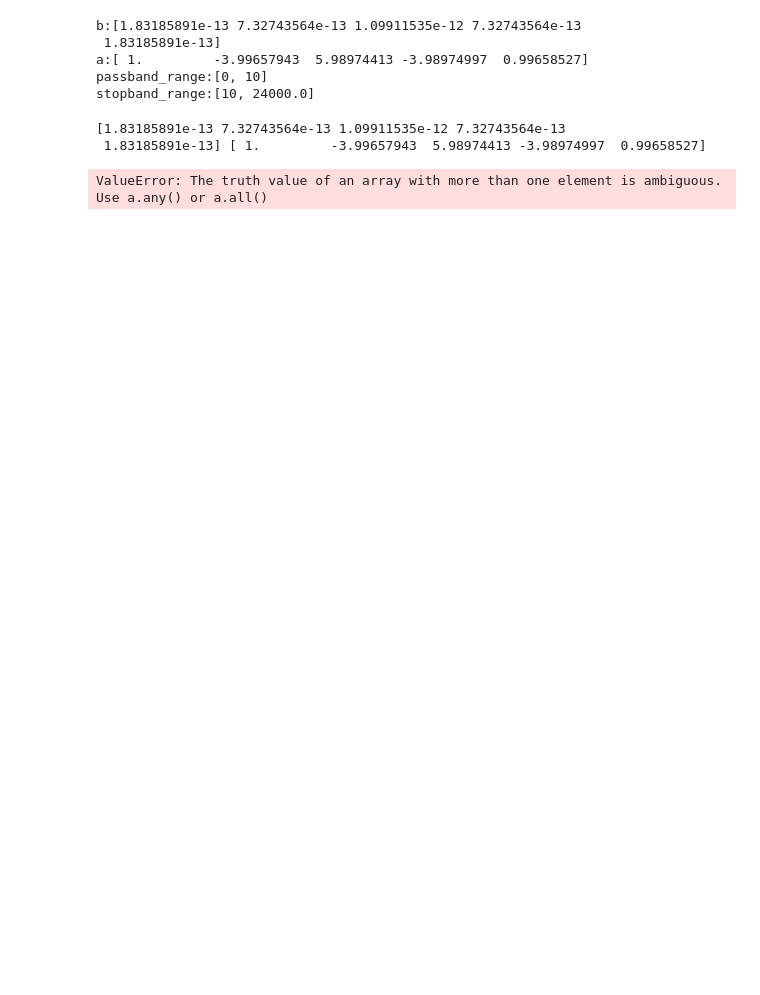
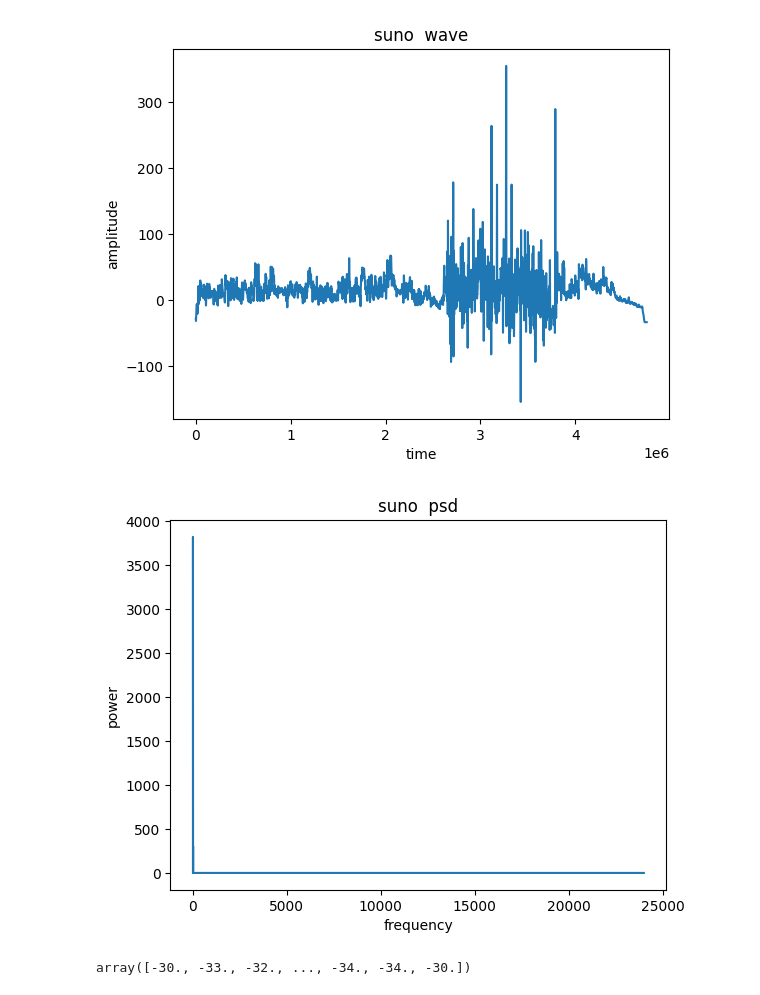
Before and after one commit to YFC0254/Up-Load, a Jupyter notebook: 通信原理/实验1/test.ipynb, the cells around one changed output. Saved outputs shown, nothing was run; the diff lists cells and outputs as text; code cells hidden in the pictures; blank space fills up the shorter version.

Commit message:
对SignalProcess1里面的类进行了优化，调用更方便

```diff
--- a/通信原理/实验1/test.ipynb
+++ b/通信原理/实验1/test.ipynb
@@ -1,40 +1,38 @@
+# %%
+import SignalProcess1
+import importlib
+# 对SignalProcess1下的类进行测试
+from scipy.io.wavfile import read
+importlib.reload(SignalProcess1)
+sample_rate, data = read('/home/yfc/文档/GitHub/Up-Load/通信原理/suno.wav')
+cutoff_frequency=10
+filter_order=4
+# 只取左声道数据
+data=data[:,0]
+Si=SignalProcess1.AntiAliasingFilter(data=data,cutoff_frequency=cutoff_frequency,sample_rate=sample_rate,filter_order=filter_order)
+filtered_data=Si.apply_lowpass_filter()
+b,a,_,_=Si.design_lowpass_filter()
+# 测试BasicSignal类
+Signal_Basic=SignalProcess1.BasicSignal(data=filtered_data,rate=sample_rate,name="suno",xlabel="time",ylabel="amplitude")
+Signal_Basic.draw()
+Signal_Basic.draw_psd()
+# 测试内插采样类
+Signal_Interp=SignalProcess1.InterpolationDownsampling(data=data,rate=sample_rate,new_rate=100)
+Signal_Interp.downsample()
+Signal_Interp.interp()
+# %% [output]
+[figure, added]
+[figure, added]
+array([-30., -33., -32., ..., -34., -34., -30.])
 # %%
 import SignalProcess1
 
 # 对SignalProcess1下的类进行测试
 
 from scipy.io.wavfile import read
-antialiasing=SignalProcess1.AntiAliasingFilter()
+antialiasing1=SignalProcess1.AntiAliasingFilter()
 sample_rate, data = read('/home/yfc/文档/GitHub/Up-Load/通信原理/suno.wav')
-cutoff_frequency=10
 filter_order=4
-b, a , passband_range, stopband_range=SignalProcess1.AntiAliasingFilter.design_lowpass_filter(antialiasing,cutoff_frequency,sample_rate,filter_order)
-print(f"b:{b}")
-print(f"a:{a}")
-print(f"passband_range:{passband_range}")
-print(f"stopband_range:{stopband_range}")
+cutoff_frequency=100
+filtered_data=SignalProcess1.AntiAliasingFilter.design_lowpass_filter(antialiasing1,cutoff_frequency,sample_rate=sample_rate,filter_order=4)
+print(filtered_data)
-# %% [output]
-b:[1.83185891e-13 7.32743564e-13 1.09911535e-12 7.32743564e-13
- 1.83185891e-13]
-a:[ 1.         -3.99657943  5.98974413 -3.98974997  0.99658527]
-passband_range:[0, 10]
-stopband_range:[10, 24000.0]
-# %%
-b, a, _, _ = antialiasing.design_lowpass_filter(cutoff_frequency, sample_rate, filter_order)
-print(b,a)
-# %% [output]
-[1.83185891e-13 7.32743564e-13 1.09911535e-12 7.32743564e-13
- 1.83185891e-13] [ 1.         -3.99657943  5.98974413 -3.98974997  0.99658527]
-# %%
-import SignalProcess1
-
-# 对SignalProcess1下的类进行测试
-
-from scipy.io.wavfile import read
-antialiasing1=SignalProcess1.AntiAliasingFilter()
-sample_rate, data = read('/home/yfc/文档/GitHub/Up-Load/通信原理/suno.wav')
-filter_order=4
-cutoff_frequency=100
-filtered_data=SignalProcess1.AntiAliasingFilter.design_lowpass_filter(antialiasing1,data,cutoff_frequency,filter_order=4)
-# %% [output]
-ValueError: The truth value of an array with more than one element is ambiguous. Use a.any() or a.all()
```
Also changed, not shown: parts of 2 cells of this notebook, 1 other file.
